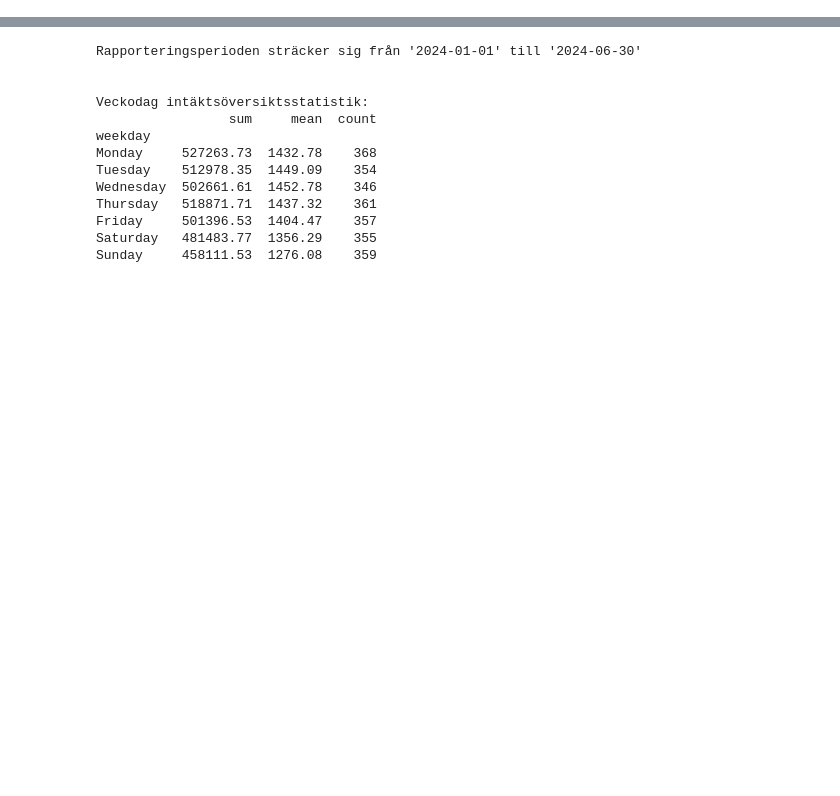
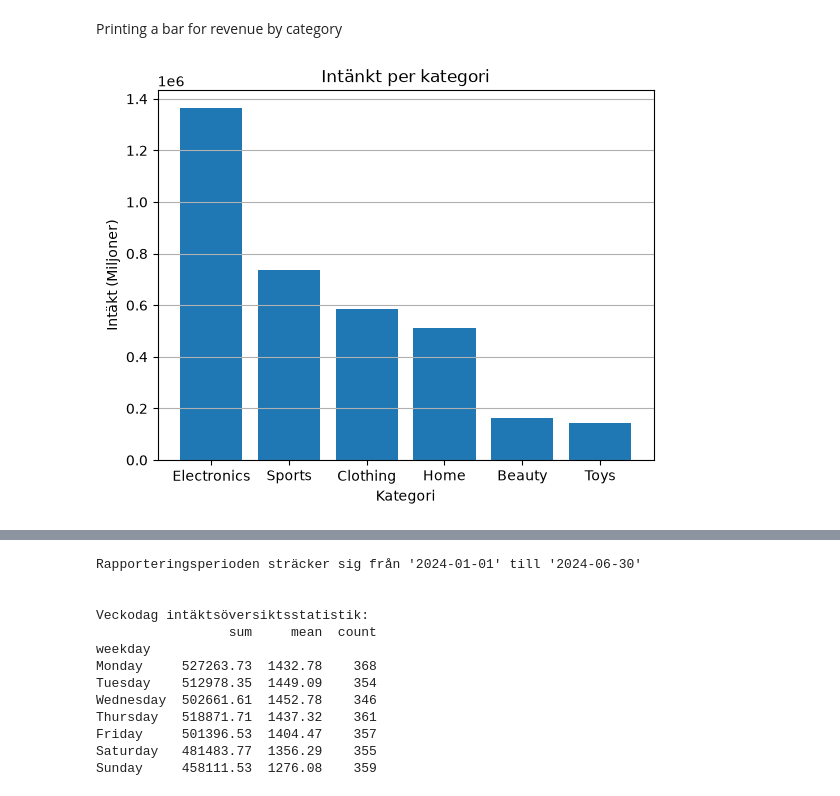
Before and after one commit to Sherif-iconvo/ecutbildning-DS26-termin1-py-dataanalys-exam-group5-uppgift, a Jupyter notebook: notebooks/report.ipynb, the cells around one changed output, grey strips where cells are left out. Saved outputs shown, nothing was run; the diff lists cells and outputs as text; code cells hidden in the pictures; blank space fills up the shorter version.

```diff
--- a/notebooks/report.ipynb
+++ b/notebooks/report.ipynb
@@ -5,0 +12,4 @@ analyzer = EcommerceAnalyzer()
+# %%
+# Adding dataframe to a variable
+rev_by_cat = analyzer.revenue_by_category()
+print(rev_by_cat)
@@ -5,0 +24,17 @@ analyzer = EcommerceAnalyzer()
+# %% [markdown]
+Printing a bar for revenue by category
+# %%
+import matplotlib.pyplot as plt
+
+fig, ax = plt.subplots()
+analyzer.plot_revenue_by_category(
+    ax = ax,
+    categories= rev_by_cat["category"],
+    revenue= rev_by_cat["revenue"],
+    title="Intänkt per kategori",
+    xlabel= "Kategori",
+    ylabel="Intäkt (Miljoner)"
+)
+plt.show()
+# %% [output]
+[figure, added]
```
Also changed, not shown: parts of 23 cells of this notebook, 3 other files.
